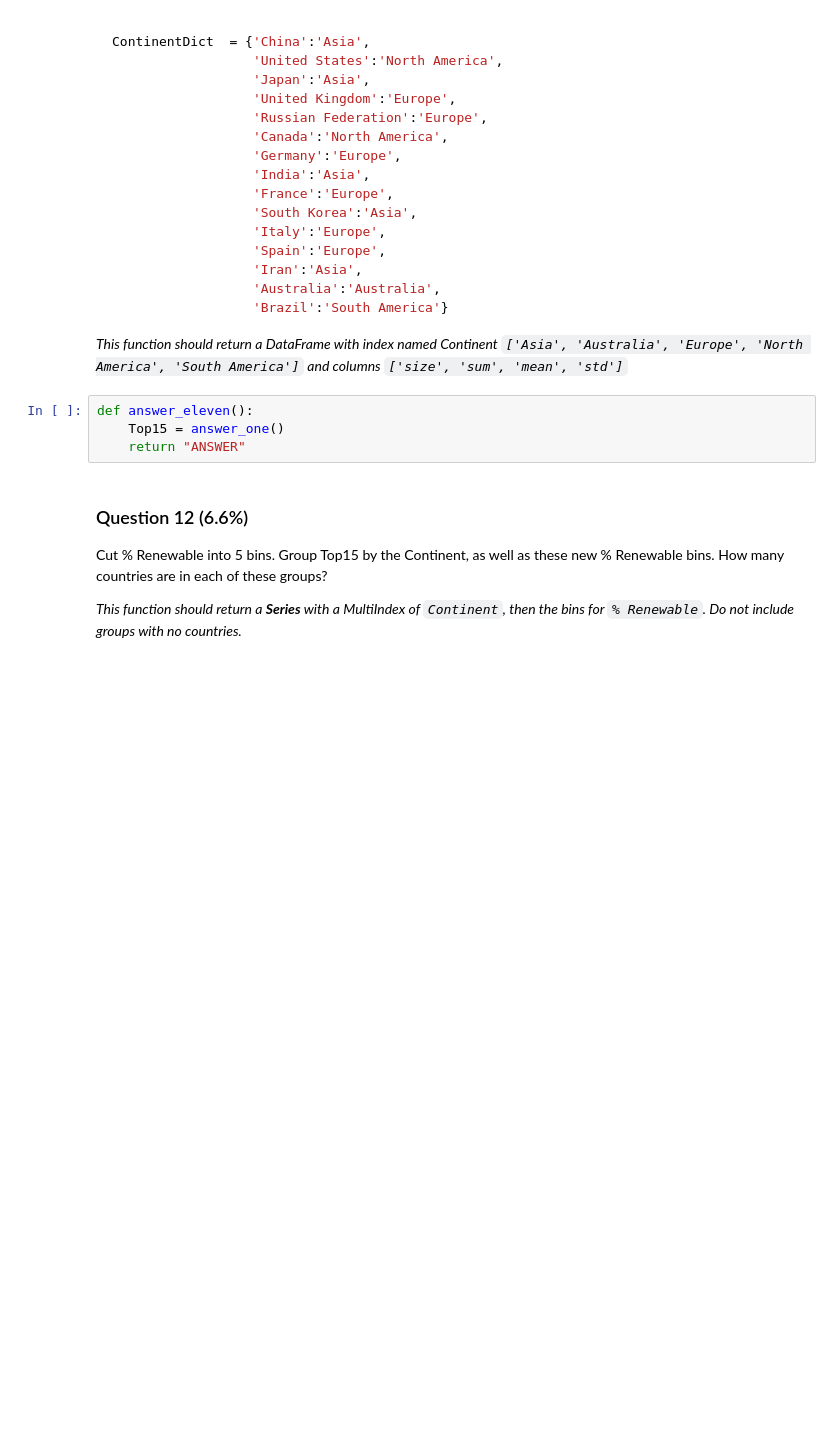
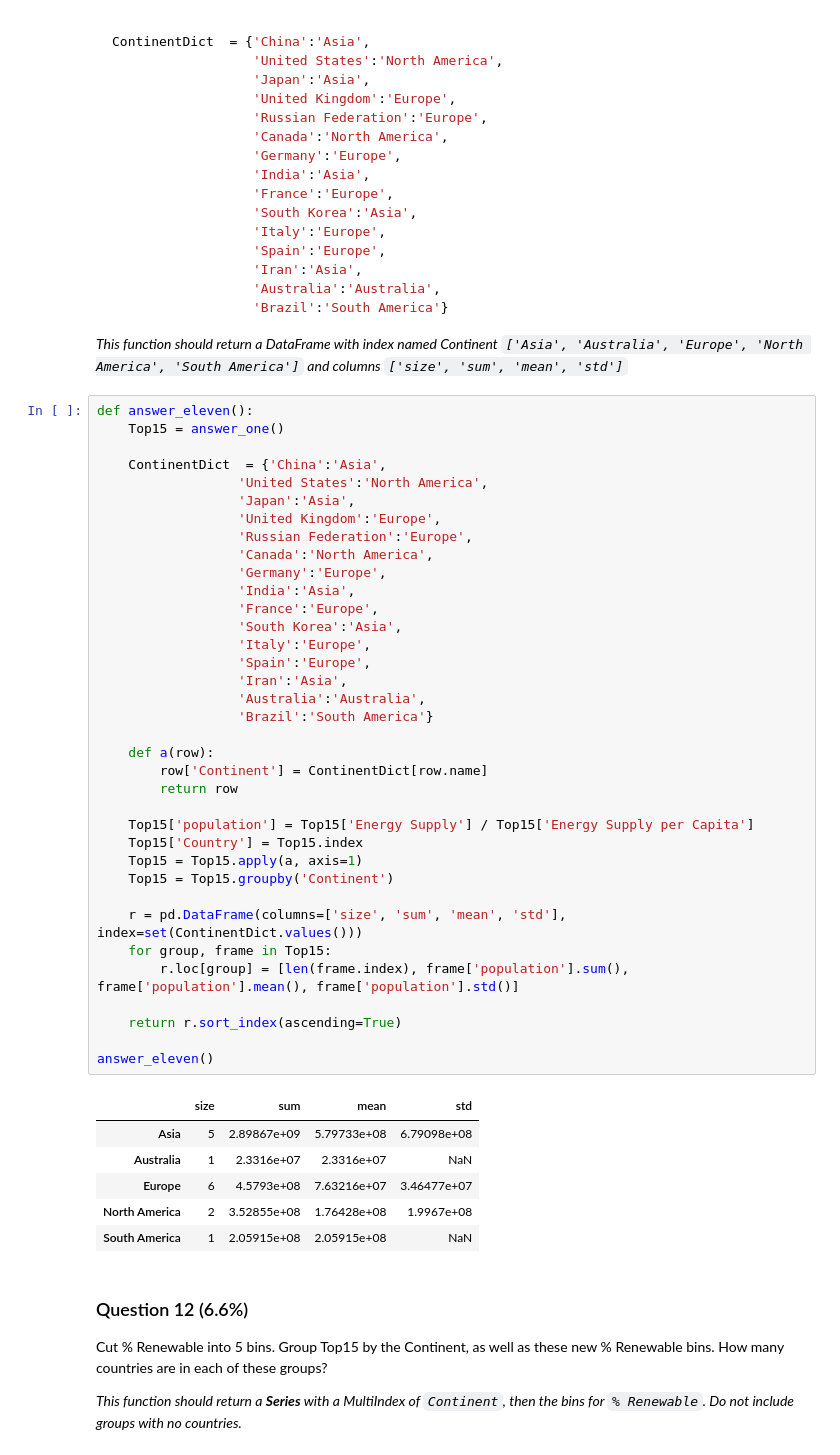
Before and after one commit to OopsRyan/data-science-in-python, a Jupyter notebook: pandas_assignment_2.ipynb, the cells around one changed output. Cells and saved outputs as stored; diff of their text form; blank space fills up the shorter version.

````diff
--- a/pandas_assignment_2.ipynb
+++ b/pandas_assignment_2.ipynb
@@ -464,8 +460,47 @@ ContinentDict  = {'China':'Asia',
 ```
 
 *This function should return a DataFrame with index named Continent `['Asia', 'Australia', 'Europe', 'North America', 'South America']` and columns `['size', 'sum', 'mean', 'std']`*
-# %%
-def answer_eleven():
-    Top15 = answer_one()
-    return "ANSWER"
+# %%
+def answer_eleven():
+    Top15 = answer_one()
+
+    ContinentDict  = {'China':'Asia',
+                  'United States':'North America',
+                  'Japan':'Asia',
+                  'United Kingdom':'Europe',
+                  'Russian Federation':'Europe',
+                  'Canada':'North America',
+                  'Germany':'Europe',
+                  'India':'Asia',
+                  'France':'Europe',
+                  'South Korea':'Asia',
+                  'Italy':'Europe',
+                  'Spain':'Europe',
+                  'Iran':'Asia',
+                  'Australia':'Australia',
+                  'Brazil':'South America'}
+
+    def a(row):
+        row['Continent'] = ContinentDict[row.name]
+        return row
+
+    Top15['population'] = Top15['Energy Supply'] / Top15['Energy Supply per Capita']
+    Top15['Country'] = Top15.index
+    Top15 = Top15.apply(a, axis=1)
+    Top15 = Top15.groupby('Continent')
+
+    r = pd.DataFrame(columns=['size', 'sum', 'mean', 'std'], index=set(ContinentDict.values()))
+    for group, frame in Top15:
+        r.loc[group] = [len(frame.index), frame['population'].sum(), frame['population'].mean(), frame['population'].std()]
+
+    return r.sort_index(ascending=True)
+
+answer_eleven()
+# %% [output]
+|  | size | sum | mean | std |
+| Asia | 5 | 2.89867e+09 | 5.79733e+08 | 6.79098e+08 |
+| Australia | 1 | 2.3316e+07 | 2.3316e+07 | NaN |
+| Europe | 6 | 4.5793e+08 | 7.63216e+07 | 3.46477e+07 |
+| North America | 2 | 3.52855e+08 | 1.76428e+08 | 1.9967e+08 |
+| South America | 1 | 2.05915e+08 | 2.05915e+08 | NaN |
 # %% [markdown]
````
Also changed, not shown: parts of 12 cells of this notebook.
